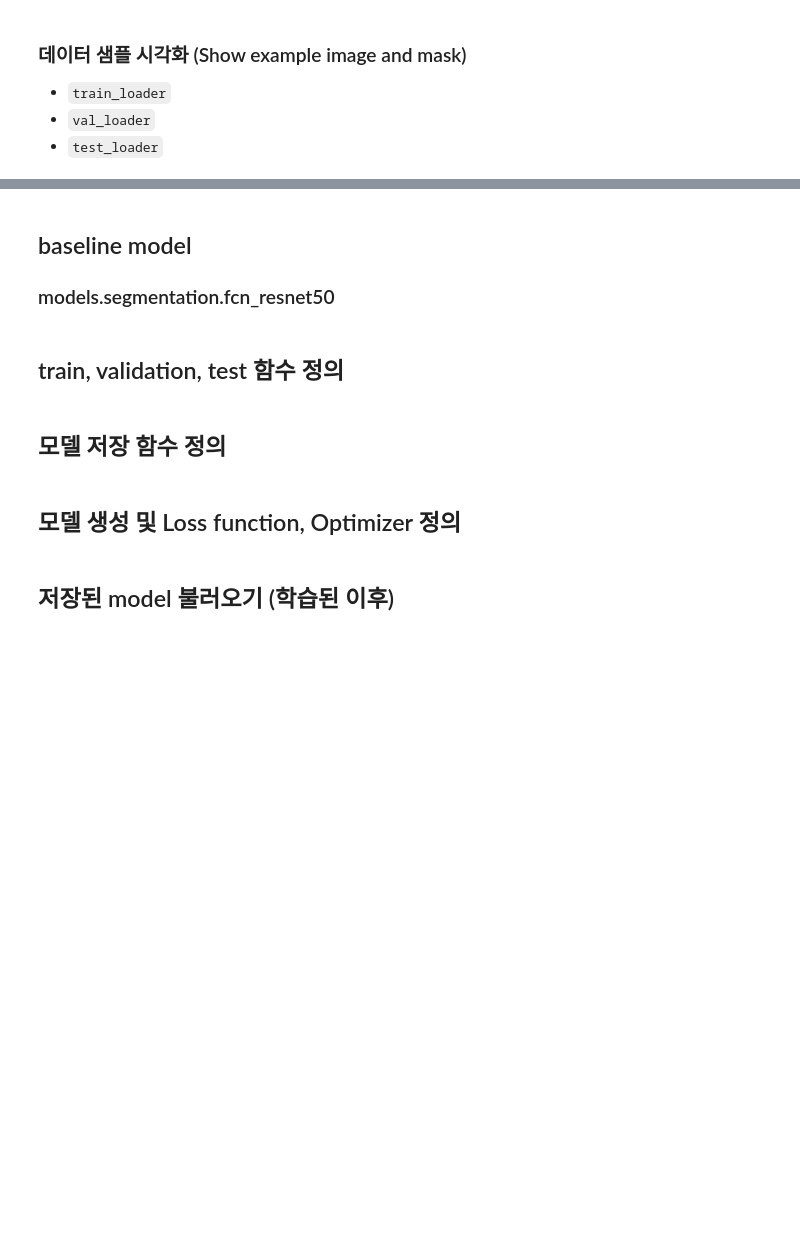
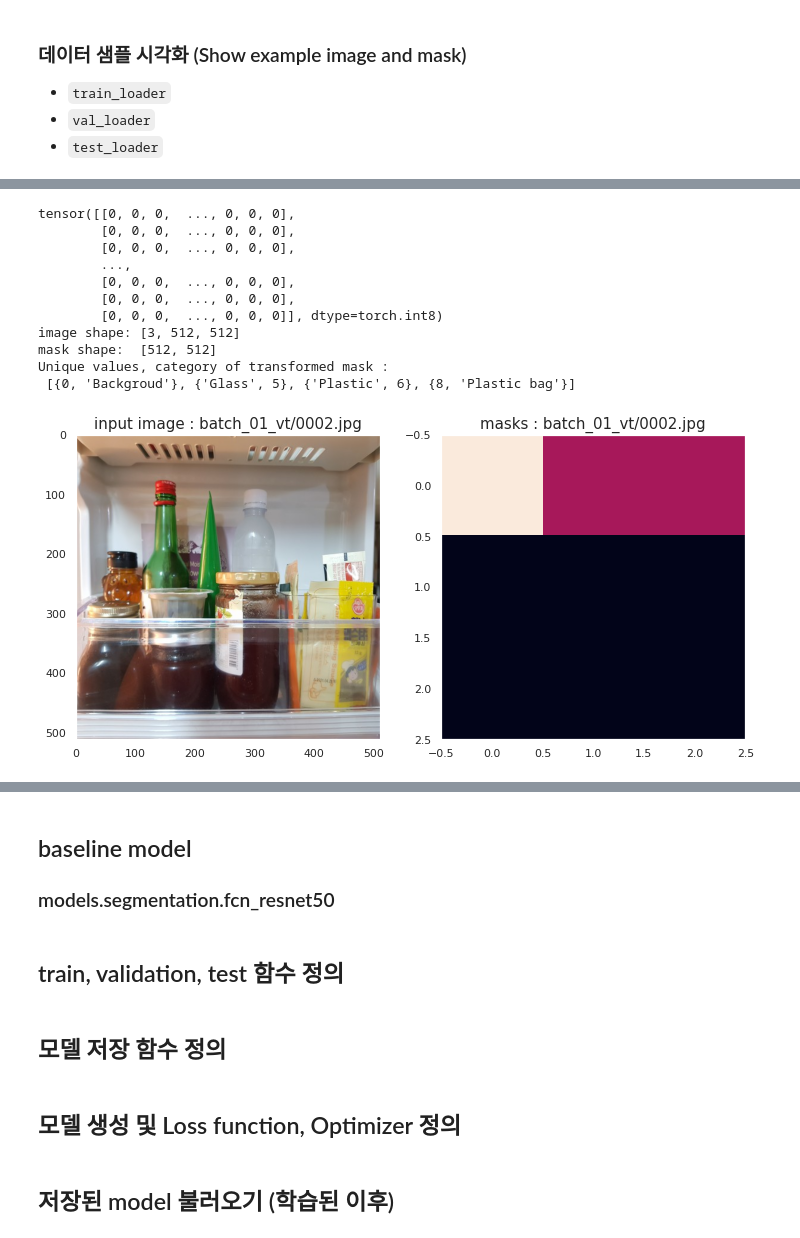
Before and after one commit to boostcampaitech2/semantic-segmentation-level2-cv-15, a Jupyter notebook: baseline_code/baseline_fcn_resnet50.ipynb, the cells around one changed output, grey strips where cells are left out. Cells and saved outputs as stored; diff of their text form; code cells hidden in the pictures; blank space fills up the shorter version.

```diff
--- a/baseline_code/baseline_fcn_resnet50.ipynb
+++ b/baseline_code/baseline_fcn_resnet50.ipynb
@@ -46,7 +51,7 @@ device = "cuda" if torch.cuda.is_available() else "cpu"
 # %% [markdown]
 ## 하이퍼파라미터 세팅 및 seed 고정
 # %%
-batch_size = 16   # Mini-batch size
+batch_size = 1   # Mini-batch size
 num_epochs = 20
 learning_rate = 0.0001
 # %%
@@ -240,7 +265,7 @@ test_dataset = CustomDataLoader(data_dir=test_path, mode='test', transform=test_
 # DataLoader
 train_loader = torch.utils.data.DataLoader(dataset=train_dataset,
                                            batch_size=batch_size,
-                                           shuffle=True,
+                                           shuffle=False,
                                            num_workers=4,
                                            collate_fn=collate_fn)
 
@@ -305,6 +356,11 @@ for imgs, masks, image_infos in train_loader:
     image_infos = image_infos[0]
     temp_images = imgs
     temp_masks = masks
+    file_dir = f"/opt/ml/segmentation/input/mmseg/annotations/training/{image_infos['id']:04}.png"
+
+    # masks = masks[0].numpy()
+
+    # cv2.imwrite(file_dir, masks)
     break
 
 fig, (ax1, ax2) = plt.subplots(nrows=1, ncols=2, figsize=(12, 12))
@@ -324,29 +380,50 @@ ax2.set_title("masks : {}".format(image_infos['file_name']), fontsize = 15)
 plt.show()
 # %%
 # val_loader의 output 결과(image 및 mask) 확인
+idx = 0
 for imgs, masks, image_infos in val_loader:
     image_infos = image_infos[0]
     temp_images = imgs
     temp_masks = masks
+    file_dir = f"/opt/ml/segmentation/input/mmseg/annotations/validation/{image_infos['id']:04}.png"
 
-    break
+    print(masks[0])
+    #masks = masks[0].numpy()
+
+    #cv2.imwrite(file_dir, masks)
+    idx += 1
+    if idx == 1:
+        break
 
 fig, (ax1, ax2) = plt.subplots(nrows=1, ncols=2, figsize=(12, 12))
 
 print('image shape:', list(temp_images[0].shape))
 print('mask shape: ', list(temp_masks[0].shape))
 
 print('Unique values, category of transformed mask : \n', [{int(i),category_names[int(i)]} for i in list(np.unique(temp_masks[0]))])
 
 ax1.imshow(temp_images[0].permute([1,2,0]))
 ax1.grid(False)
 ax1.set_title("input image : {}".format(image_infos['file_name']), fontsize = 15)
 
 ax2.imshow(temp_masks[0])
 ax2.grid(False)
 ax2.set_title("masks : {}".format(image_infos['file_name']), fontsize = 15)
 
 plt.show()
+# %% [output]
+tensor([[0, 0, 0,  ..., 0, 0, 0],
+        [0, 0, 0,  ..., 0, 0, 0],
+        [0, 0, 0,  ..., 0, 0, 0],
+        ...,
+        [0, 0, 0,  ..., 0, 0, 0],
+        [0, 0, 0,  ..., 0, 0, 0],
+        [0, 0, 0,  ..., 0, 0, 0]], dtype=torch.int8)
+image shape: [3, 512, 512]
+mask shape:  [512, 512]
+Unique values, category of transformed mask :
+ [{0, 'Backgroud'}, {'Glass', 5}, {'Plastic', 6}, {8, 'Plastic bag'}]
+[figure, added]
 # %%
 # test_loader의 output 결과(image) 확인
 for imgs, image_infos in test_loader:
```
Also changed, not shown: parts of 7 cells of this notebook.
